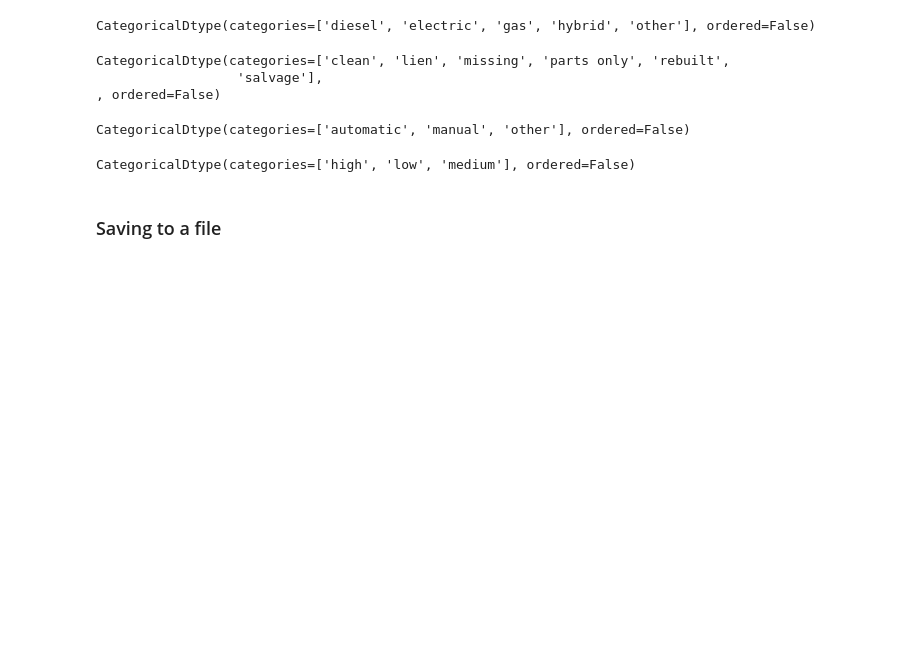
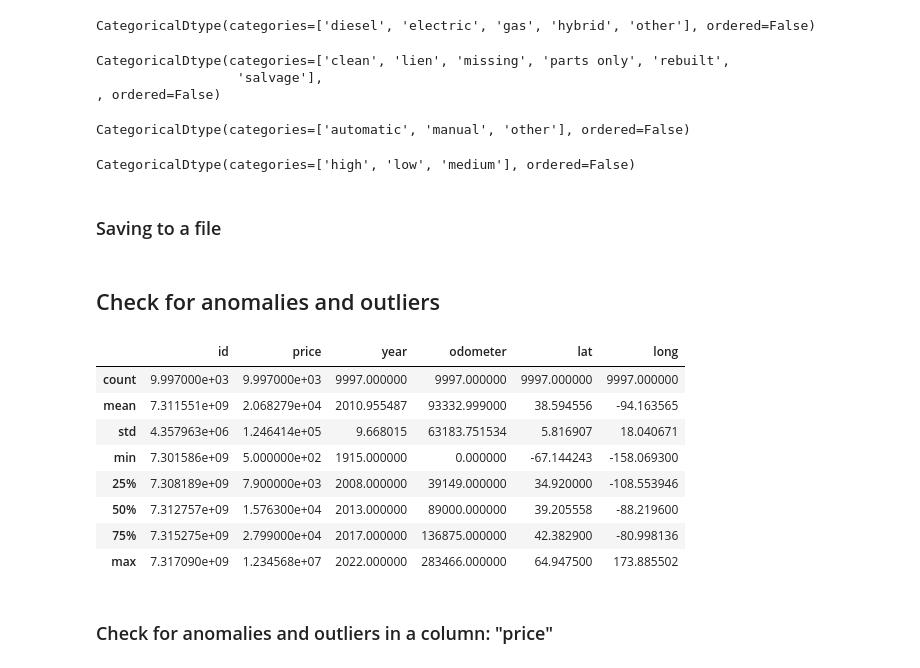
Before and after one commit to AliaksandrYazerski/ML_model_classifier_for_car_from_USA, a Jupyter notebook: ML_model_classifier_for_car_from_USA.ipynb, the cells around one changed output. Drawn from its saved outputs; the diff is of its cells as text; code cells hidden in the pictures; blank space fills up the shorter version.

```diff
--- a/ML_model_classifier_for_car_from_USA.ipynb
+++ b/ML_model_classifier_for_car_from_USA.ipynb
@@ -496,3 +496,17 @@ CategoricalDtype(categories=['high', 'low', 'medium'], ordered=False)
 ### Saving to a file
 # %%
 df_types.to_csv('data/df_types.csv', index=False)
+# %% [markdown]
+## Check for anomalies and outliers
+# %%
+df_types.describe()
+# %% [output]
+|  | id | price | year | odometer | lat | long |
+| count | 9.997000e+03 | 9.997000e+03 | 9997.000000 | 9997.000000 | 9997.000000 | 9997.000000 |
+| mean | 7.311551e+09 | 2.068279e+04 | 2010.955487 | 93332.999000 | 38.594556 | -94.163565 |
+| std | 4.357963e+06 | 1.246414e+05 | 9.668015 | 63183.751534 | 5.816907 | 18.040671 |
+| min | 7.301586e+09 | 5.000000e+02 | 1915.000000 | 0.000000 | -67.144243 | -158.069300 |
+| 25% | 7.308189e+09 | 7.900000e+03 | 2008.000000 | 39149.000000 | 34.920000 | -108.553946 |
+| 50% | 7.312757e+09 | 1.576300e+04 | 2013.000000 | 89000.000000 | 39.205558 | -88.219600 |
+| 75% | 7.315275e+09 | 2.799000e+04 | 2017.000000 | 136875.000000 | 42.382900 | -80.998136 |
+| max | 7.317090e+09 | 1.234568e+07 | 2022.000000 | 283466.000000 | 64.947500 | 173.885502 |
@@ -498,0 +522,2 @@ df_types.to_csv('data/df_types.csv', index=False)
+# %% [markdown]
+### Check for anomalies and outliers in a column: "price"
```
Also changed, not shown: parts of 21 cells of this notebook, 1 other file.
